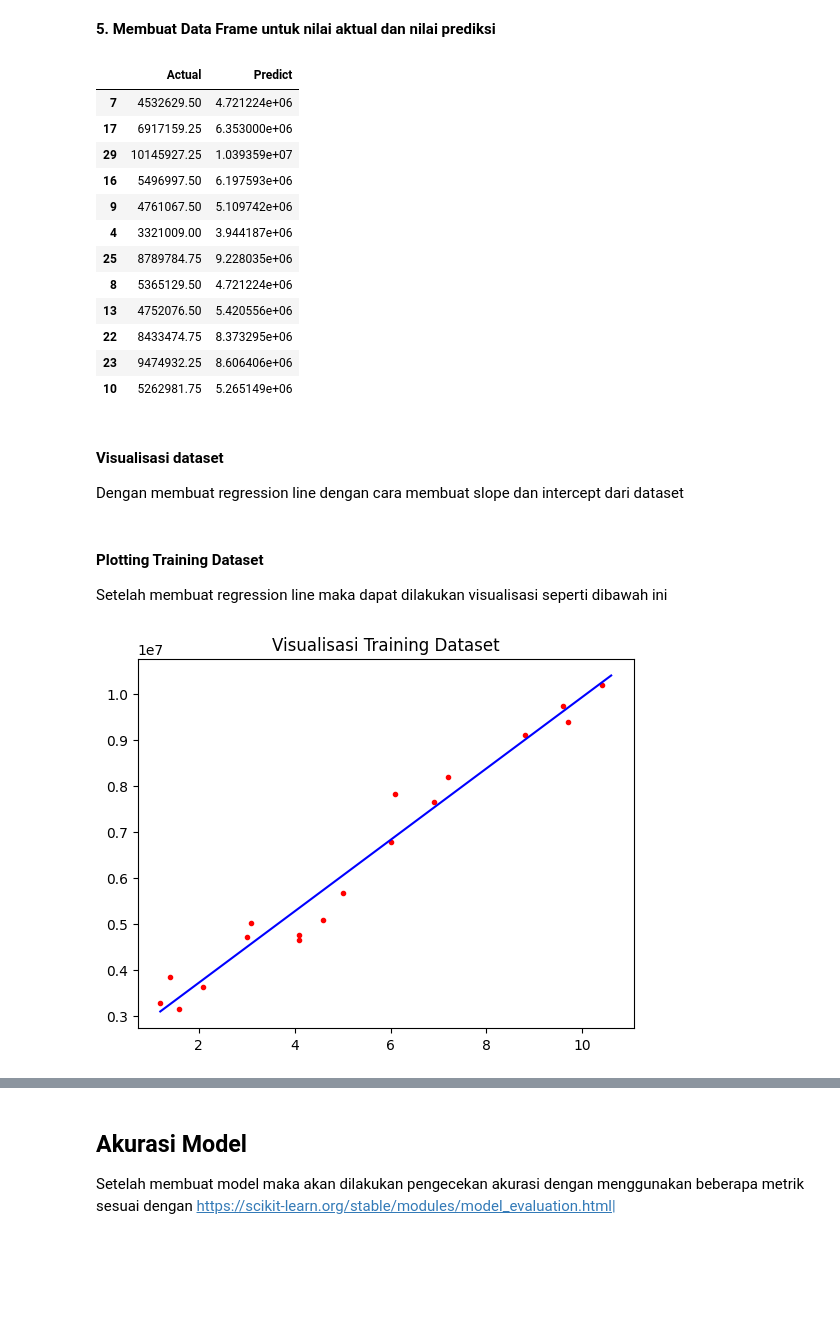
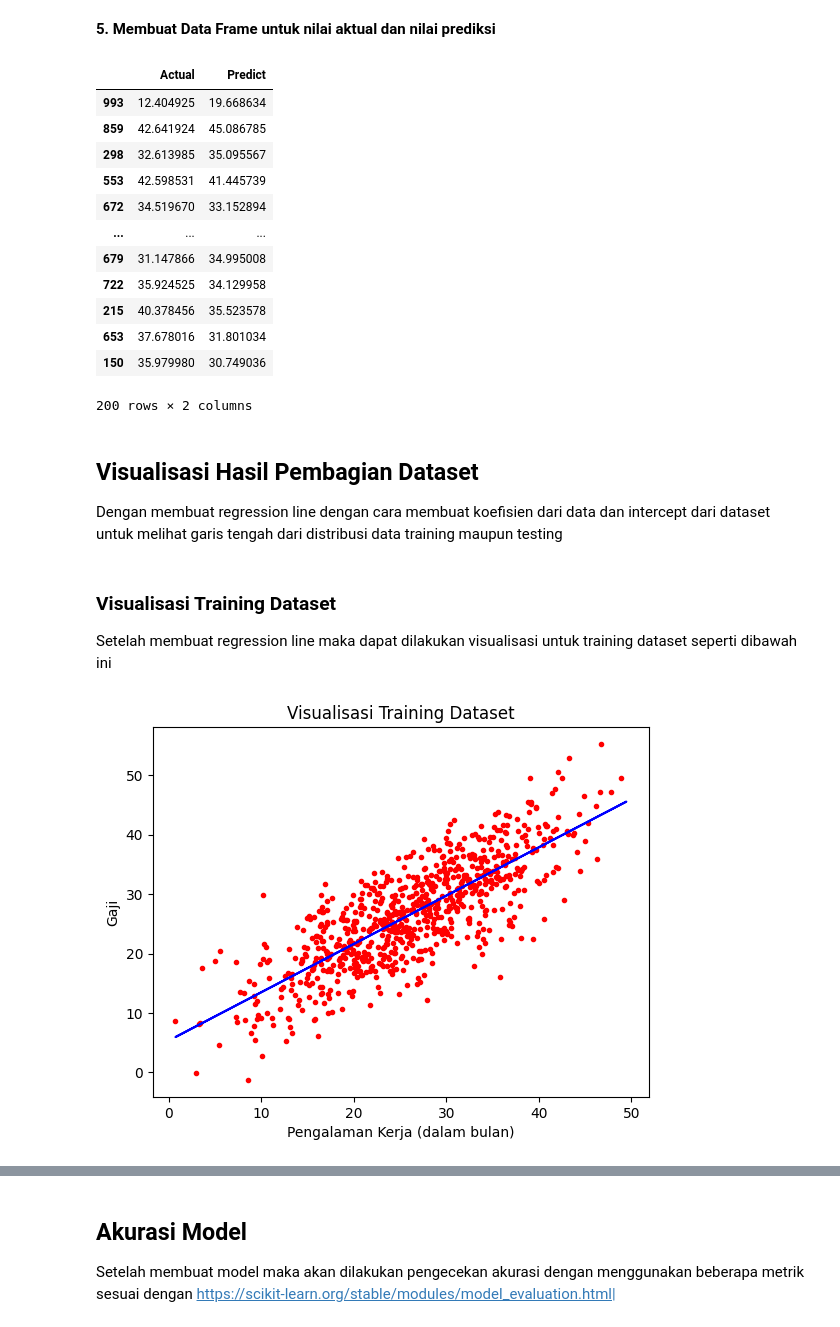
Before and after one commit to gricowijaya/linear-regression-gaji, a Jupyter notebook: gaji-ml.ipynb, the cells around one changed output, grey strips where cells are left out. Cells and saved outputs as stored; diff of their text form; code cells hidden in the pictures; blank space fills up the shorter version.

```diff
--- a/gaji-ml.ipynb
+++ b/gaji-ml.ipynb
@@ -27,7 +32,7 @@ Selanjutnya adalah membaca dataset dengan library pandas
 # %%
 import pandas as pd
 
-file_path = 'dataset/gaji.csv'
+file_path = 'dataset/exp_salary.csv'
 data = pd.read_csv(file_path)
 data.head()
 # %% [output]
@@ -42,4 +65,3 @@ Dilihat dari gambar diatas terdapat data mengenai lama pengalaman bekerja dalam
 # %%
-data.drop(['ID'],axis=1,inplace=True)
 data
 # %% [output]
@@ -107,7 +128,7 @@ y=data.iloc[:,1]
 **2. Dengan melakukan import library `sklearn` menggunakan method `train_test_split` seperti dibawah ini dan menghitung shape**
 # %%
 from sklearn.model_selection import train_test_split
-x_train, x_test, y_train, y_test = train_test_split(x, y, test_size=0.4)
+x_train, x_test, y_train, y_test = train_test_split(x, y, test_size=0.2, random_state=0)
 
 print("Training set shape - X:", x_train.shape, " y:", y_train.shape)
 print("Testing set shape - X:", x_test.shape, " y:", y_test.shape)
@@ -150,36 +195,38 @@ new_df=pd.DataFrame({"Actual":y_test,"Predict":y_predict})
 new_df
 # %% [output]
 |  | Actual | Predict |
-| 7 | 4532629.50 | 4.721224e+06 |
-| 17 | 6917159.25 | 6.353000e+06 |
-| 29 | 10145927.25 | 1.039359e+07 |
-| 16 | 5496997.50 | 6.197593e+06 |
-| 9 | 4761067.50 | 5.109742e+06 |
-| 4 | 3321009.00 | 3.944187e+06 |
-| 25 | 8789784.75 | 9.228035e+06 |
-| 8 | 5365129.50 | 4.721224e+06 |
-| 13 | 4752076.50 | 5.420556e+06 |
-| 22 | 8433474.75 | 8.373295e+06 |
-| 23 | 9474932.25 | 8.606406e+06 |
-| 10 | 5262981.75 | 5.265149e+06 |
+| 993 | 12.404925 | 19.668634 |
+| 859 | 42.641924 | 45.086785 |
+| 298 | 32.613985 | 35.095567 |
+| 553 | 42.598531 | 41.445739 |
+| 672 | 34.519670 | 33.152894 |
+| ... | ... | ... |
+| 679 | 31.147866 | 34.995008 |
+| 722 | 35.924525 | 34.129958 |
+| 215 | 40.378456 | 35.523578 |
+| 653 | 37.678016 | 31.801034 |
+| 150 | 35.979980 | 30.749036 |
+200 rows × 2 columns
 # %% [markdown]
-#### Visualisasi dataset
+## Visualisasi Hasil Pembagian Dataset
 
-Dengan membuat regression line dengan cara membuat slope dan intercept dari dataset
+Dengan membuat regression line dengan cara membuat koefisien dari data dan intercept dari dataset untuk melihat garis tengah dari distribusi data training maupun testing
 # %%
 slope = model.coef_[0]
 intercept = model.intercept_
 # %% [markdown]
-#### Plotting Training Dataset
+### Visualisasi Training Dataset
 
-Setelah membuat regression line maka dapat dilakukan visualisasi seperti dibawah ini
+Setelah membuat regression line maka dapat dilakukan visualisasi untuk training dataset seperti dibawah ini
 # %%
 plt.plot(x, intercept + slope * x, color='b')
 plt.scatter(x_train,y_train,color="r",marker=".")
 plt.title("Visualisasi Training Dataset")
+plt.xlabel("Pengalaman Kerja (dalam bulan)")
+plt.ylabel("Gaji")
 plt.show()
 # %% [output]
-[figure, old version]
+[figure, new version]
 # %% [markdown]
 #### Plotting Test Dataset
 
```
Also changed, not shown: parts of 34 cells of this notebook.
